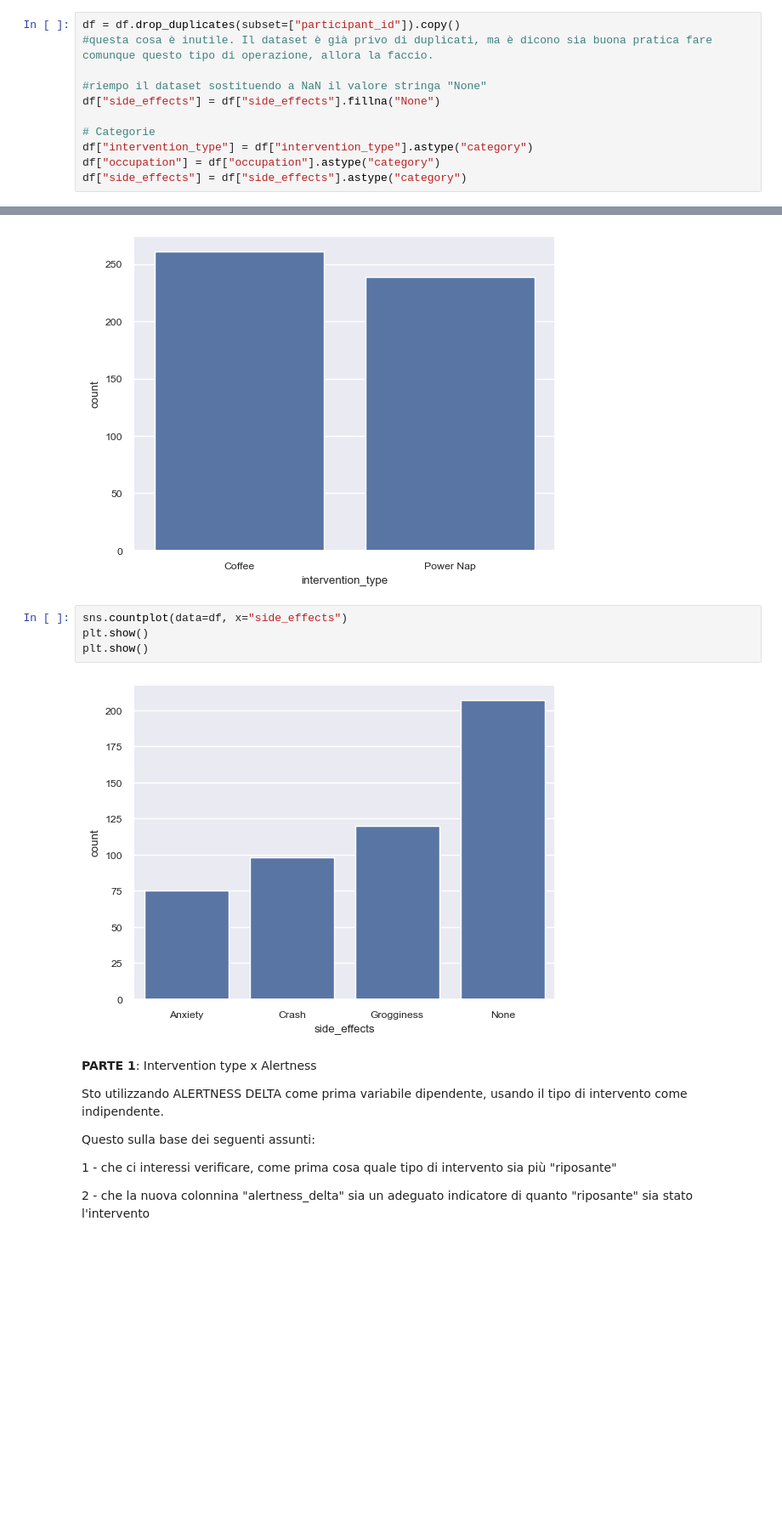
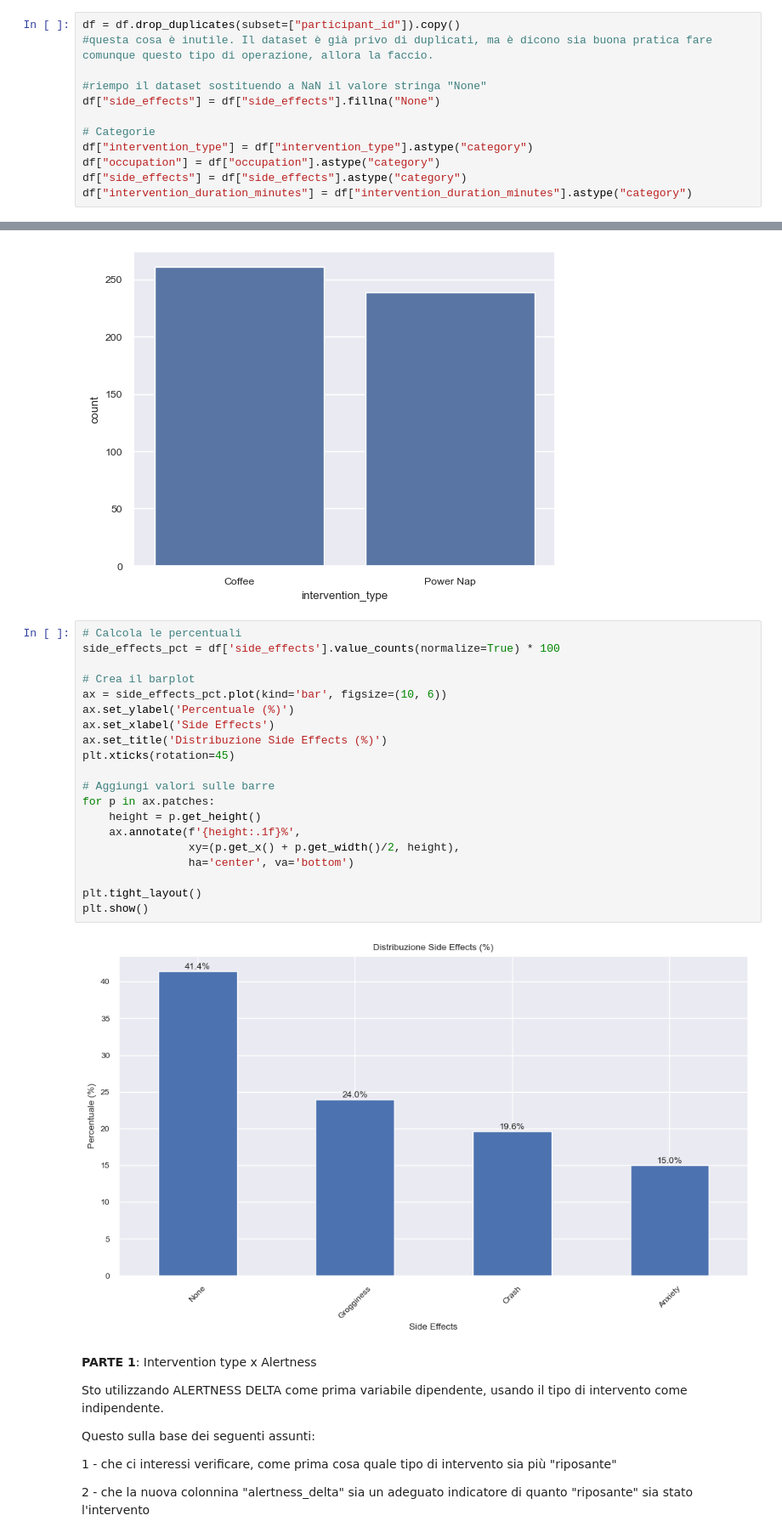
Before and after one commit to Grimino27/PDAI_Project, a Jupyter notebook: scripts/DataPolish+Exploratory.ipynb, the cells around one changed output, grey strips where cells are left out. Shown at 85% size. Cells and saved outputs as stored; diff of their text form; blank space fills up the shorter version.

```diff
--- a/scripts/DataPolish+Exploratory.ipynb
+++ b/scripts/DataPolish+Exploratory.ipynb
@@ -105,6 +105,7 @@ df["side_effects"] = df["side_effects"].fillna("None")
 df["intervention_type"] = df["intervention_type"].astype("category")
 df["occupation"] = df["occupation"].astype("category")
 df["side_effects"] = df["side_effects"].astype("category")
+df["intervention_duration_minutes"] = df["intervention_duration_minutes"].astype("category")
 # %%
 df.info()
 # %% [output]
@@ -330,11 +358,27 @@ plt.show()
 # %% [output]
 [figure]
 # %%
-sns.countplot(data=df, x="side_effects")
+# Calcola le percentuali
+side_effects_pct = df['side_effects'].value_counts(normalize=True) * 100
+
+# Crea il barplot
+ax = side_effects_pct.plot(kind='bar', figsize=(10, 6))
+ax.set_ylabel('Percentuale (%)')
+ax.set_xlabel('Side Effects')
+ax.set_title('Distribuzione Side Effects (%)')
+plt.xticks(rotation=45)
+
+# Aggiungi valori sulle barre
+for p in ax.patches:
+    height = p.get_height()
+    ax.annotate(f'{height:.1f}%',
+                xy=(p.get_x() + p.get_width()/2, height),
+                ha='center', va='bottom')
+
+plt.tight_layout()
 plt.show()
-plt.show()
 # %% [output]
-[figure, old version]
+[figure, new version]
 # %% [markdown]
 **PARTE 1**: Intervention type x Alertness
 
```
Also changed, not shown: parts of 18 cells of this notebook.
